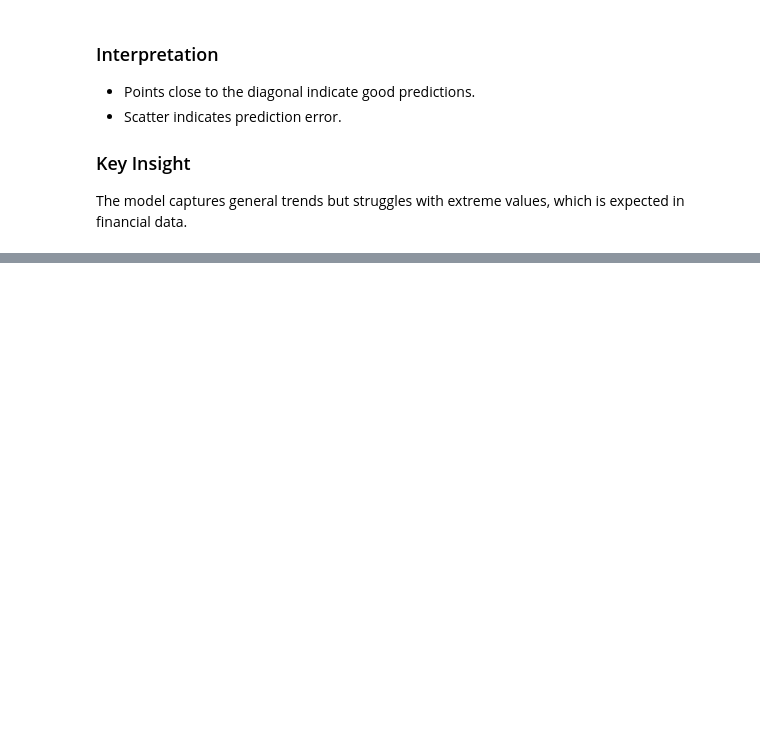
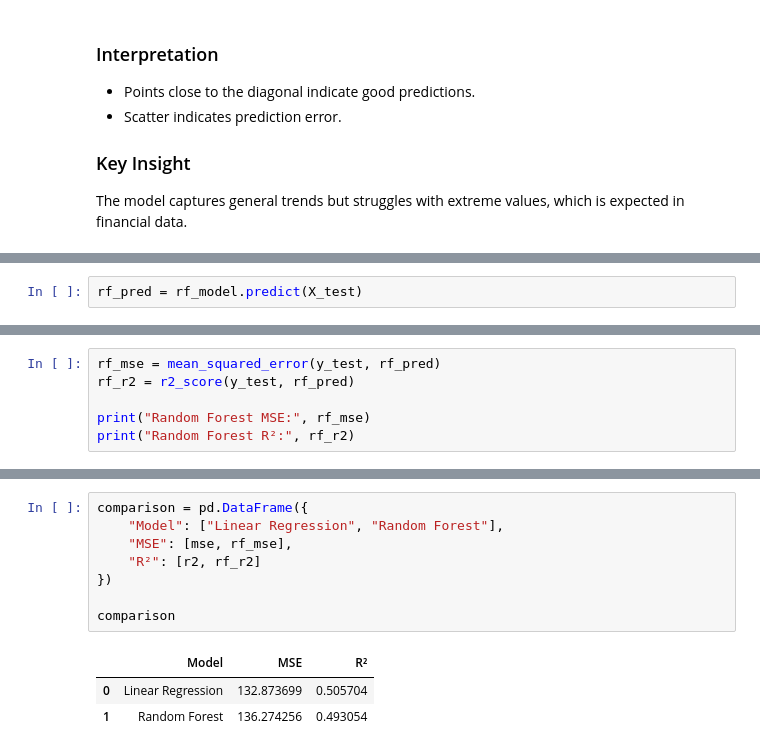
Before and after one commit to Wexwer/Macroeconomics-Indicators-Effect, a Jupyter notebook: Data Science/Exam-Project/Data Source/macroeconomic_indicators_effect_project.ipynb, the cells around one changed output, grey strips where cells are left out. Cells and saved outputs as stored; diff of their text form; blank space fills up the shorter version.

```diff
--- a/Data Science/Exam-Project/Data Source/macroeconomic_indicators_effect_project.ipynb
+++ b/Data Science/Exam-Project/Data Source/macroeconomic_indicators_effect_project.ipynb
@@ -934,0 +977,2 @@ The model captures general trends but struggles with extreme values, which is ex
+# %%
+rf_pred = rf_model.predict(X_test)
@@ -934,0 +987,6 @@ The model captures general trends but struggles with extreme values, which is ex
+# %%
+rf_mse = mean_squared_error(y_test, rf_pred)
+rf_r2 = r2_score(y_test, rf_pred)
+
+print("Random Forest MSE:", rf_mse)
+print("Random Forest R²:", rf_r2)
@@ -934,0 +1014,12 @@ The model captures general trends but struggles with extreme values, which is ex
+# %%
+comparison = pd.DataFrame({
+    "Model": ["Linear Regression", "Random Forest"],
+    "MSE": [mse, rf_mse],
+    "R²": [r2, rf_r2]
+})
+
+comparison
+# %% [output]
+|  | Model | MSE | R² |
+| 0 | Linear Regression | 132.873699 | 0.505704 |
+| 1 | Random Forest | 136.274256 | 0.493054 |
```
Also changed, not shown: parts of 16 cells of this notebook.
